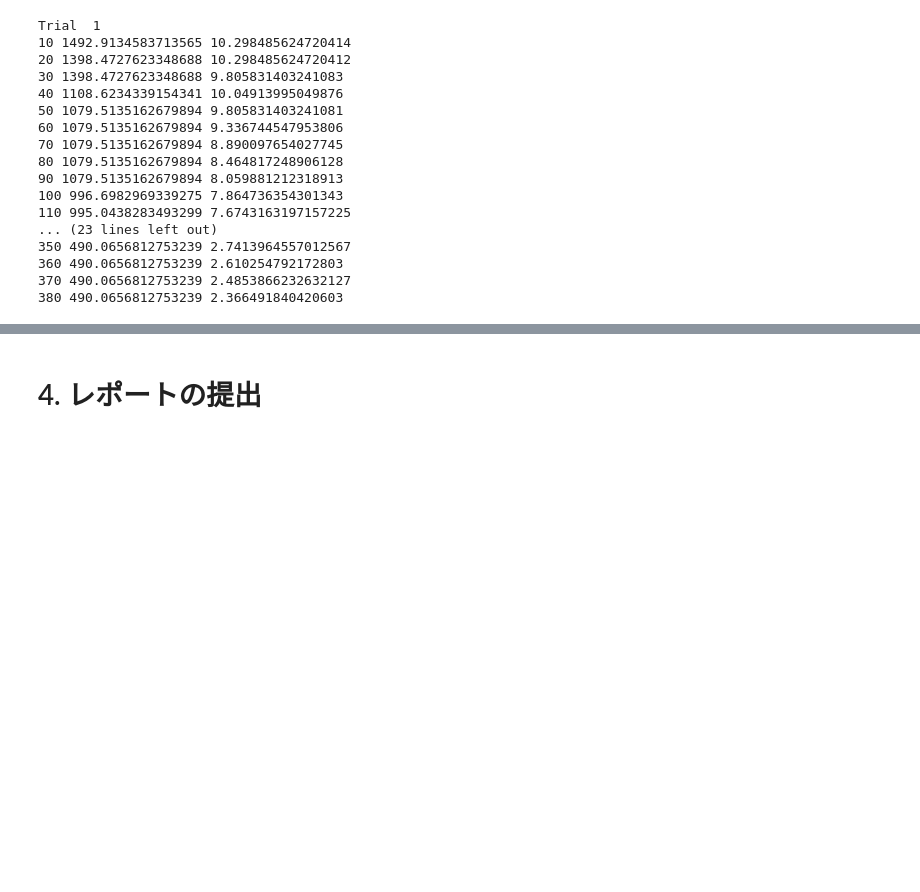
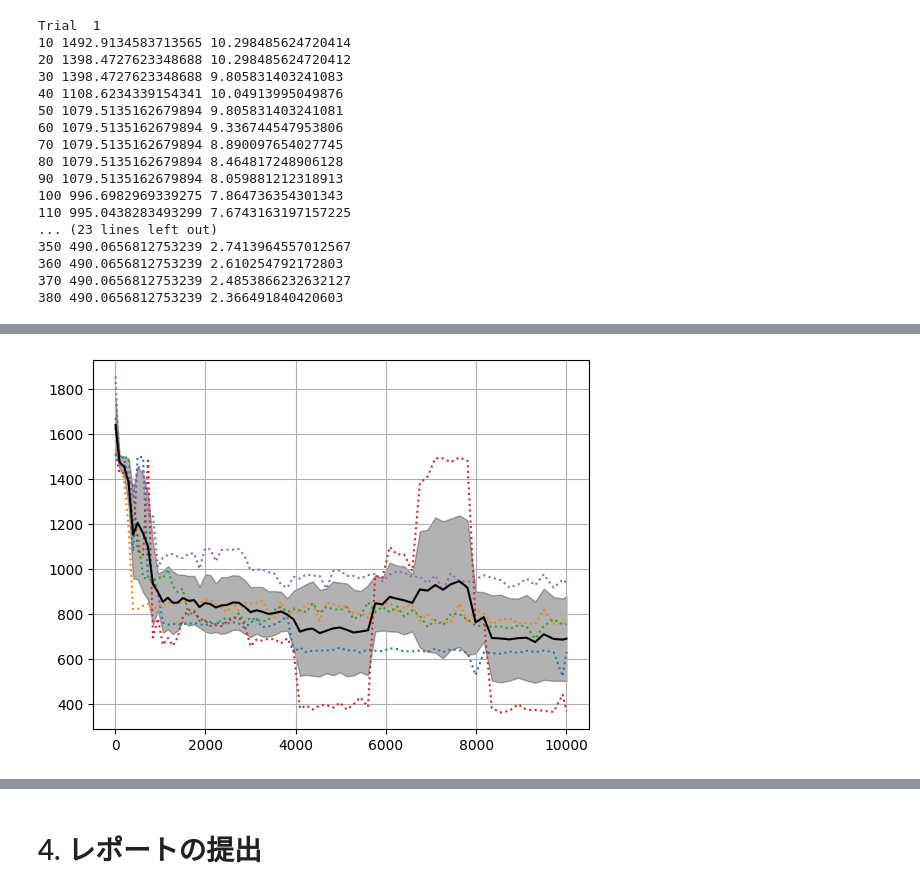
Before and after one commit to yuma1228/Software-Science-Experiment-B, a Jupyter notebook: ex1_evolutionary_policy_optimization.ipynb, the cells around one changed output, grey strips where cells are left out. Cells and saved outputs as stored; diff of their text form; code cells hidden in the pictures; blank space fills up the shorter version.

```diff
--- a/ex1_evolutionary_policy_optimization.ipynb
+++ b/ex1_evolutionary_policy_optimization.ipynb
@@ -681,0 +783,5 @@ plt.savefig('1p1cmaesnval_inc.eps')
+# %%
+for trial in range(1, 6):
+    print("Trial ", trial)
+    np.random.seed(trial * 1234)
+    optimize5(logfile='./1p1cmaes_trialnval_inc2{}.txt'.format(trial))
@@ -681,0 +806,26 @@ plt.savefig('1p1cmaesnval_inc.eps')
+# %%
+hist = []
+for trial in range(1, 6):
+    logfile = './1p1cmaes_trialnval_inc2{}.txt'.format(trial)
+    dat = np.loadtxt(logfile)
+    p90_array = np.zeros((2, len(dat)))
+    for i in range(len(dat)):
+        p90_array[0, i] = dat[i, 0]
+        p90_array[1, i] = evaluate(NNPolicy(dat[i, 2:], Na, Ns, K), envname)[0]
+    hist.append(p90_array)
+# %%
+import matplotlib.pyplot as plt
+plt.figure()
+# 各試行の結果をプロット
+for i, p90_array in enumerate(hist):
+    plt.plot(p90_array[0], p90_array[1], ':')
+# 平均と標準偏差をプロット
+p90_stacked = np.vstack([p90_array[1] for p90_array in hist])
+p90_avg = np.mean(p90_stacked, axis=0)
+p90_std = np.std(p90_stacked, axis=0)
+plt.plot(hist[0][0], p90_avg, '-', color='k')
+plt.fill_between(hist[0][0], p90_avg - p90_std, p90_avg + p90_std, alpha=0.3, color='k')
+plt.grid()
+# 図の保存
+plt.savefig('1p1cmaesnval_inc2.eps')
+# %% [output]
@@ -681,0 +833 @@ plt.savefig('1p1cmaesnval_inc.eps')
+[figure, added]
```
Also changed, not shown: parts of 8 cells of this notebook.
